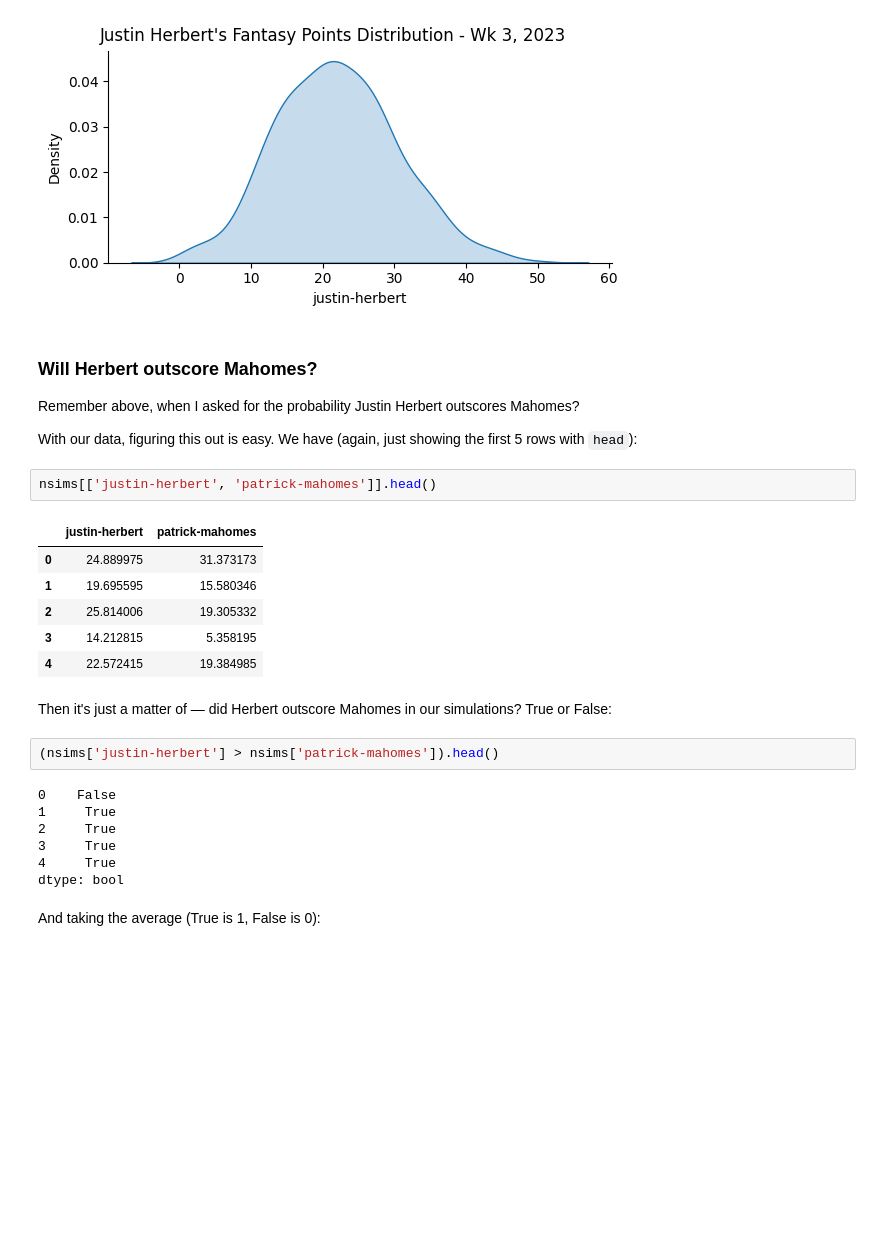
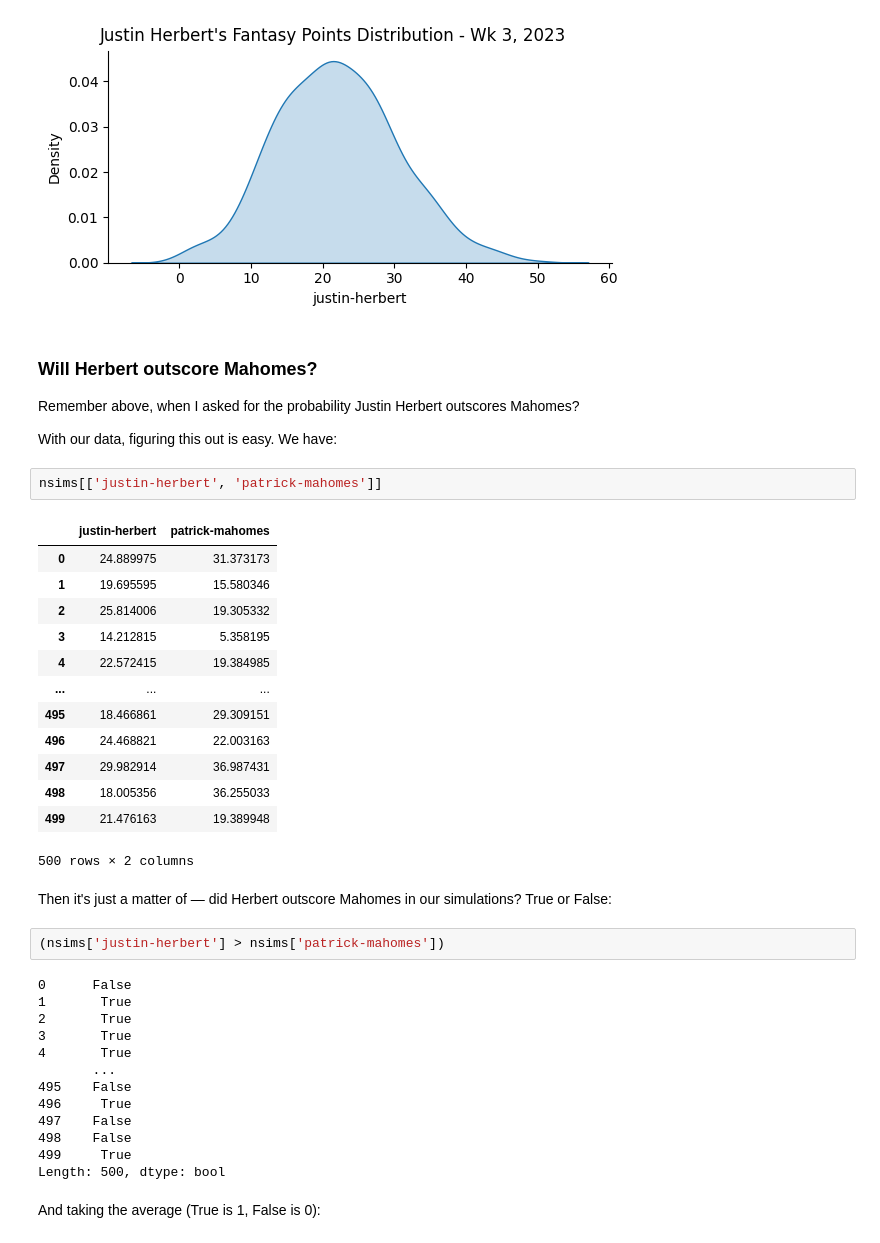
Before and after one commit to nathanbraun/fantasy-monte-carlo, a Jupyter notebook: fantasy-monte-carlo.ipynb, the cells around one changed output. Saved outputs shown, nothing was run; the diff lists cells and outputs as text; blank space fills up the shorter version.

```diff
--- a/fantasy-monte-carlo.ipynb
+++ b/fantasy-monte-carlo.ipynb
@@ -154,27 +152,40 @@ Text(0.5, 0.98, "Justin Herbert's Fantasy Points Distribution - Wk 3, 2023")
 ### Will Herbert outscore Mahomes?
 Remember above, when I asked for the probability Justin Herbert outscores Mahomes?
 
-With our data, figuring this out is easy. We have (again, just showing the first 5 rows with `head`):
+With our data, figuring this out is easy. We have:
 # %%
-nsims[['justin-herbert', 'patrick-mahomes']].head()
+nsims[['justin-herbert', 'patrick-mahomes']]
 # %% [output]
 |  | justin-herbert | patrick-mahomes |
 | 0 | 24.889975 | 31.373173 |
 | 1 | 19.695595 | 15.580346 |
 | 2 | 25.814006 | 19.305332 |
 | 3 | 14.212815 | 5.358195 |
 | 4 | 22.572415 | 19.384985 |
+| ... | ... | ... |
+| 495 | 18.466861 | 29.309151 |
+| 496 | 24.468821 | 22.003163 |
+| 497 | 29.982914 | 36.987431 |
+| 498 | 18.005356 | 36.255033 |
+| 499 | 21.476163 | 19.389948 |
+500 rows × 2 columns
 # %% [markdown]
 Then it's just a matter of — did Herbert outscore Mahomes in our simulations? True or False:
 # %%
-(nsims['justin-herbert'] > nsims['patrick-mahomes']).head()
+(nsims['justin-herbert'] > nsims['patrick-mahomes'])
 # %% [output]
-0    False
-1     True
-2     True
-3     True
-4     True
-dtype: bool
+0      False
+1       True
+2       True
+3       True
+4       True
+       ...
+495    False
+496     True
+497    False
+498    False
+499     True
+Length: 500, dtype: bool
 # %% [markdown]
 And taking the average (True is 1, False is 0):
 # %%
```
Also changed, not shown: parts of 21 cells of this notebook.
